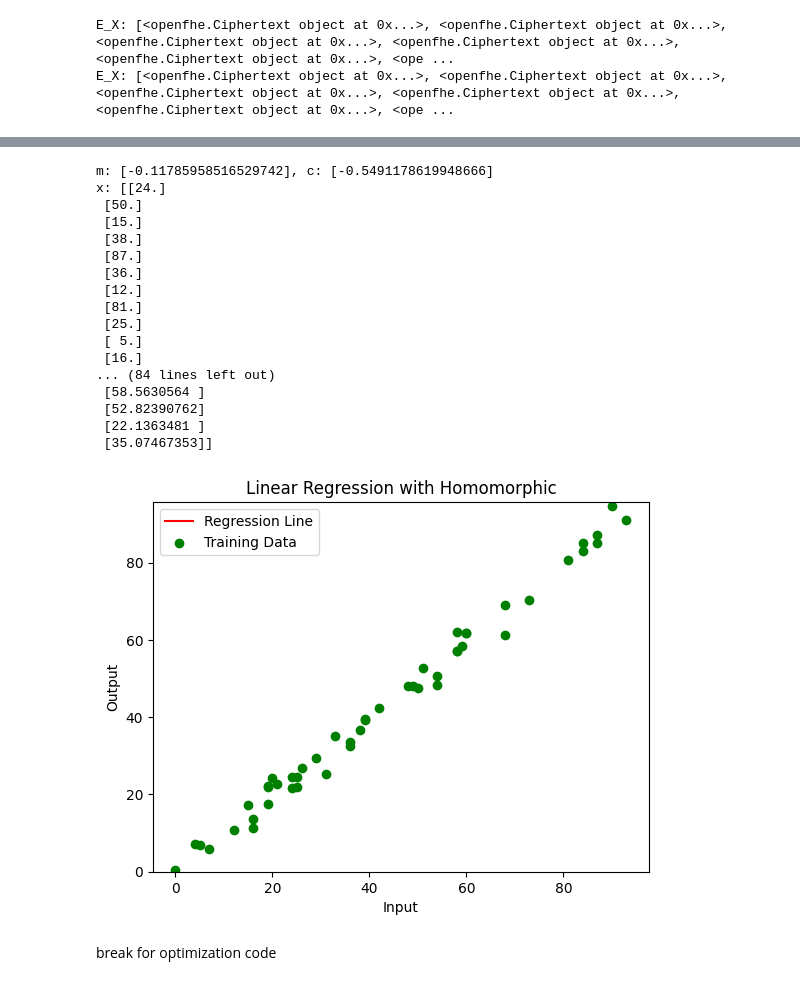
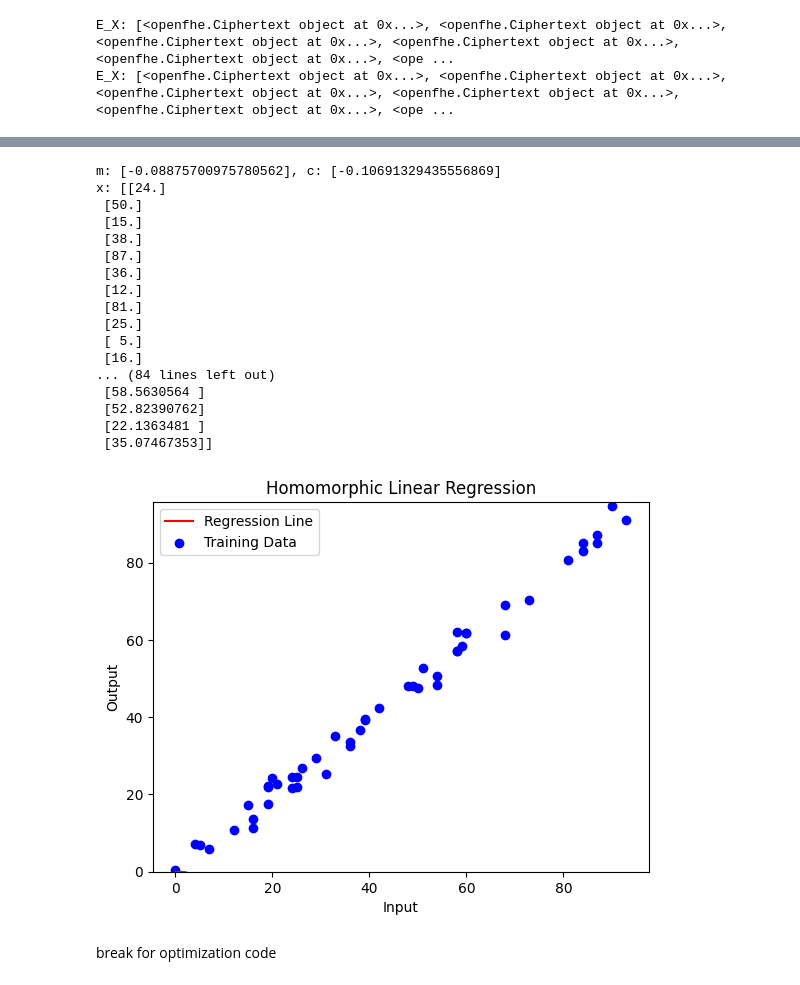
Before and after one commit to siennaphia/HelLibpt2, a Jupyter notebook: homo_lr .ipynb, the cells around one changed output, grey strips where cells are left out. Cells and saved outputs as stored; diff of their text form; code cells hidden in the pictures.

```diff
--- a/homo_lr .ipynb
+++ b/homo_lr .ipynb
@@ -306,7 +306,7 @@ class HomomorphicLinearRegression:
 
             # return line,
 
-        for i in range(1):
+        for i in range(40):
             update(i)
 
         m = self.crypto_context.Decrypt(self.parameters['m'],self.key_pair.secretKey)
@@ -368,7 +380,7 @@ c = c.GetRealPackedValue()
 
 print(f'x: {X}, y: {Y}')
 # %% [output]
-m: [-0.11785958516529742], c: [-0.5491178619948666]
+m: [-0.08875700975780562], c: [-0.10691329435556869]
 x: [[24.]
  [50.]
  [15.]
@@ -388,21 +400,21 @@ x: [[24.]
 # %%
 fig, ax = plt.subplots()
 
 line, = ax.plot(X, m[0] * X +
-                c[0], color='red', label='Regression Line')
+        c[0], color='red', label='Regression Line')
 ax.scatter(X, Y, marker='o',
-        color='green', label='Training Data')
+        color='blue', label='Training Data')
 
 # Set y-axis limits to exclude negative values
 ax.set_ylim(0, max(Y) + 1)
 
 plt.xlabel('Input')
 plt.ylabel('Output')
-plt.title('Linear Regression with Homomorphic')
+plt.title('Homomorphic Linear Regression')
 plt.legend()
 plt.show()
 # %% [output]
-[figure, old version]
+[figure, new version]
 # %% [markdown]
 break for optimization code
 # %%
```
Also changed, not shown: parts of 1 cell of this notebook, 1 other file.
